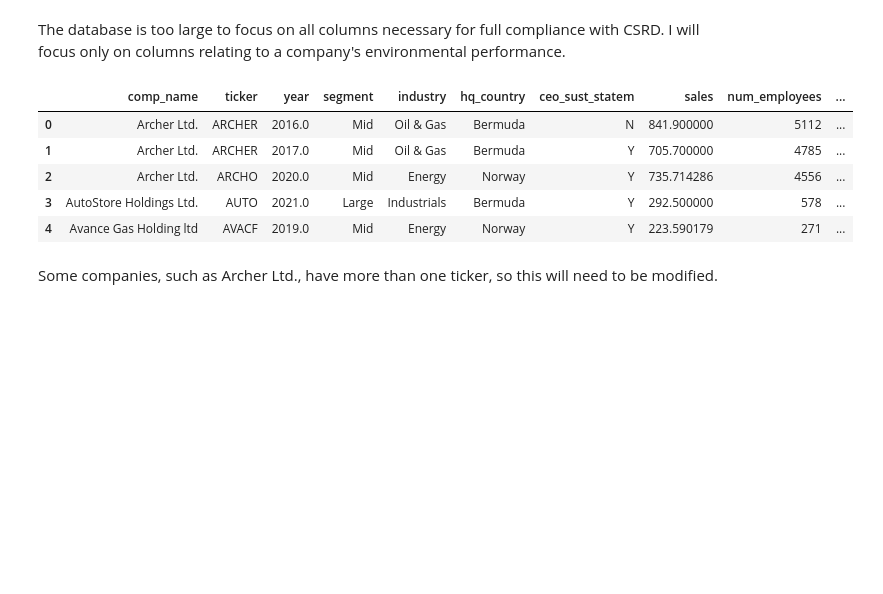
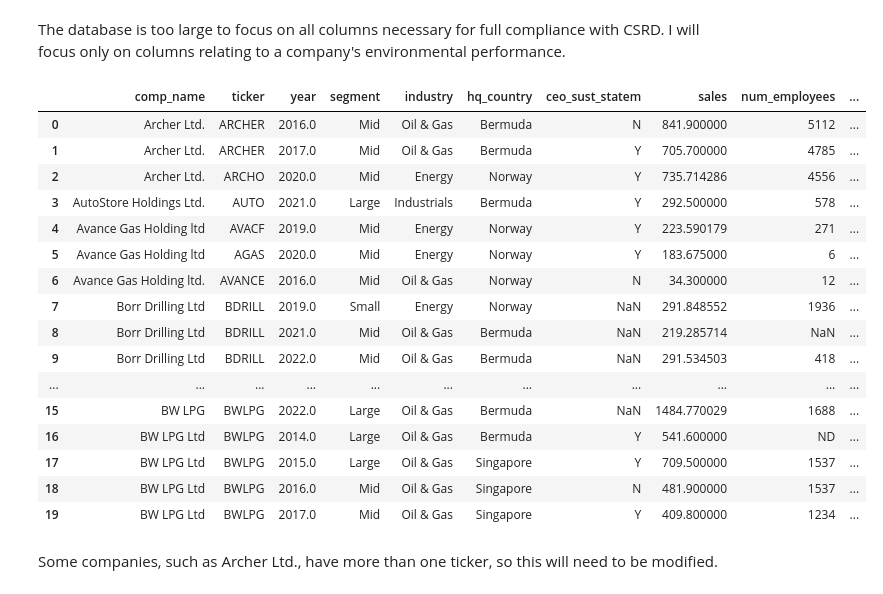
Before and after one commit to jamesdavies010/ESG-projects, a Jupyter notebook: notebooks/Nordic_Compass_01_Preprocessing_Cleaning.ipynb, the cells around one changed output. Saved outputs shown, nothing was run; the diff lists cells and outputs as text; code cells hidden in the pictures; blank space fills up the shorter version.

```diff
--- a/notebooks/Nordic_Compass_01_Preprocessing_Cleaning.ipynb
+++ b/notebooks/Nordic_Compass_01_Preprocessing_Cleaning.ipynb
@@ -197,14 +236,25 @@ relevant_columns = [
 # selects all rows and only relevant columns
 df = df.loc[:, relevant_columns]
 # %%
-df.head()
+df.head(20)
 # %% [output]
 |  | comp_name | ticker | year | segment | industry | hq_country | ceo_sust_statem | sales | num_employees | ... |
 | 0 | Archer Ltd. | ARCHER | 2016.0 | Mid | Oil & Gas | Bermuda | N | 841.900000 | 5112 | ... |
 | 1 | Archer Ltd. | ARCHER | 2017.0 | Mid | Oil & Gas | Bermuda | Y | 705.700000 | 4785 | ... |
 | 2 | Archer Ltd. | ARCHO | 2020.0 | Mid | Energy | Norway | Y | 735.714286 | 4556 | ... |
 | 3 | AutoStore Holdings Ltd. | AUTO | 2021.0 | Large | Industrials | Bermuda | Y | 292.500000 | 578 | ... |
 | 4 | Avance Gas Holding ltd | AVACF | 2019.0 | Mid | Energy | Norway | Y | 223.590179 | 271 | ... |
+| 5 | Avance Gas Holding ltd | AGAS | 2020.0 | Mid | Energy | Norway | Y | 183.675000 | 6 | ... |
+| 6 | Avance Gas Holding ltd. | AVANCE | 2016.0 | Mid | Oil & Gas | Norway | N | 34.300000 | 12 | ... |
+| 7 | Borr Drilling Ltd | BDRILL | 2019.0 | Small | Energy | Norway | NaN | 291.848552 | 1936 | ... |
+| 8 | Borr Drilling Ltd | BDRILL | 2021.0 | Mid | Oil & Gas | Bermuda | NaN | 219.285714 | NaN | ... |
+| 9 | Borr Drilling Ltd | BDRILL | 2022.0 | Mid | Oil & Gas | Bermuda | NaN | 291.534503 | 418 | ... |
+| ... | ... | ... | ... | ... | ... | ... | ... | ... | ... | ... |
+| 15 | BW LPG | BWLPG | 2022.0 | Large | Oil & Gas | Bermuda | NaN | 1484.770029 | 1688 | ... |
+| 16 | BW LPG Ltd | BWLPG | 2014.0 | Large | Oil & Gas | Bermuda | Y | 541.600000 | ND | ... |
+| 17 | BW LPG Ltd | BWLPG | 2015.0 | Large | Oil & Gas | Singapore | Y | 709.500000 | 1537 | ... |
+| 18 | BW LPG Ltd | BWLPG | 2016.0 | Mid | Oil & Gas | Singapore | N | 481.900000 | 1537 | ... |
+| 19 | BW LPG Ltd | BWLPG | 2017.0 | Mid | Oil & Gas | Singapore | Y | 409.800000 | 1234 | ... |
 # %% [markdown]
 Some companies, such as Archer Ltd., have more than one ticker, so this will need to be modified.
 # %%
```
Also changed, not shown: parts of 1 cell of this notebook, 3 other files.
